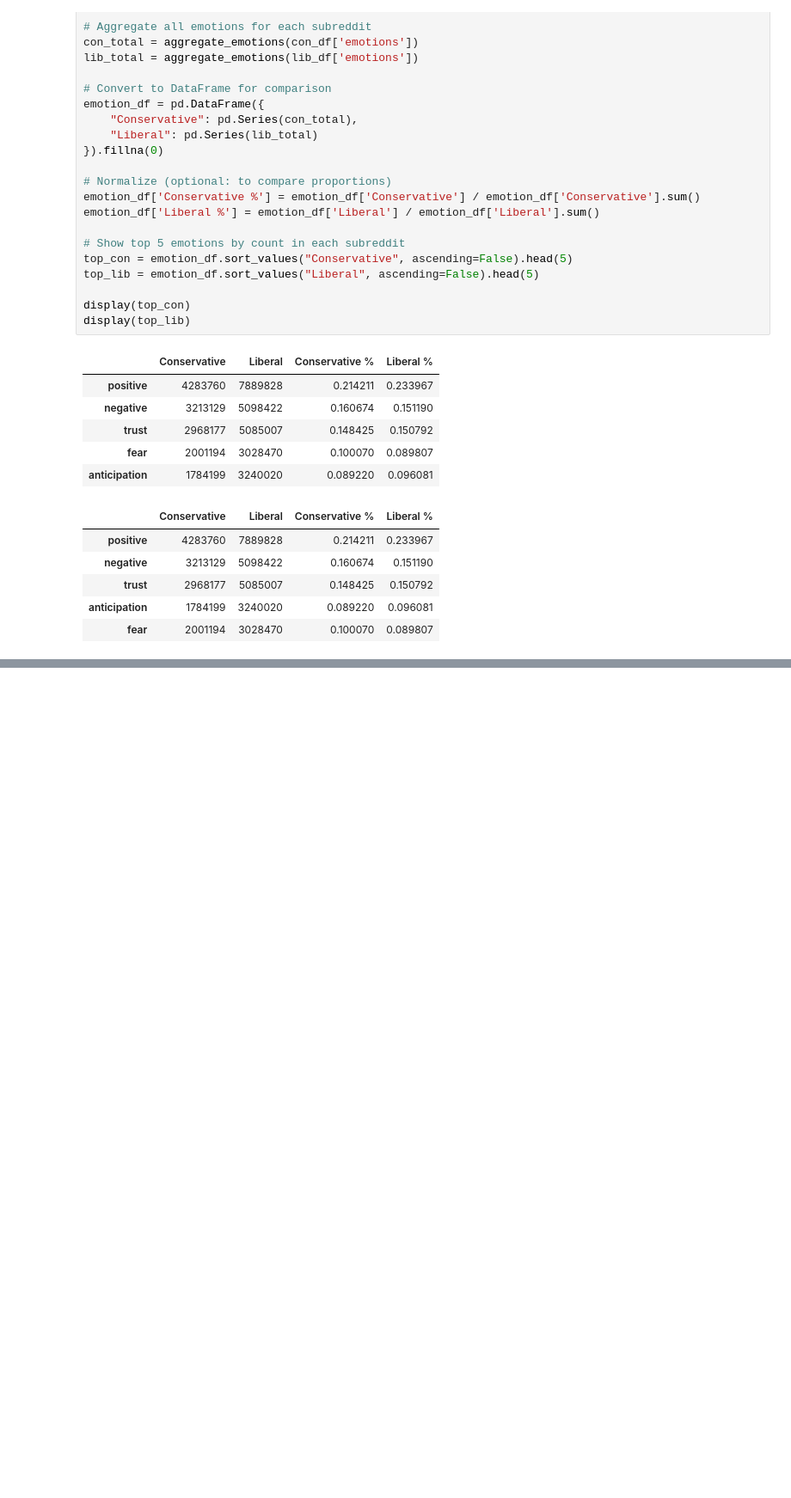
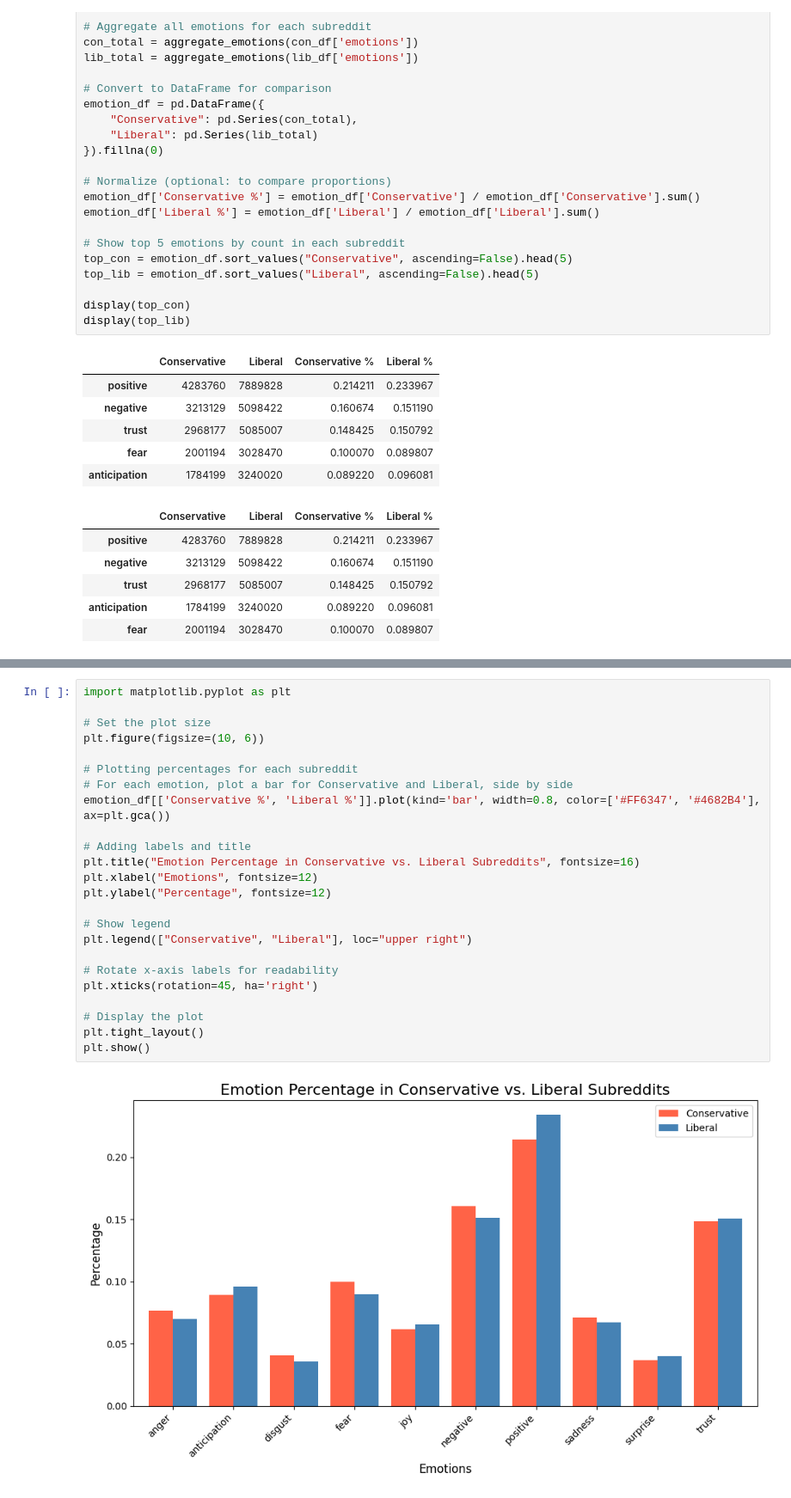
Before and after one commit to cynthiawang4/ADA-Group-Project, a Jupyter notebook: RQ2.ipynb, the cells around one changed output, grey strips where cells are left out. Shown at 86% size. Drawn from its saved outputs; the diff is of its cells as text; blank space fills up the shorter version.

```diff
--- a/RQ2.ipynb
+++ b/RQ2.ipynb
@@ -176,0 +166,26 @@ plt.show()
+# %%
+import matplotlib.pyplot as plt
+
+# Set the plot size
+plt.figure(figsize=(10, 6))
+
+# Plotting percentages for each subreddit
+# For each emotion, plot a bar for Conservative and Liberal, side by side
+emotion_df[['Conservative %', 'Liberal %']].plot(kind='bar', width=0.8, color=['#FF6347', '#4682B4'], ax=plt.gca())
+
+# Adding labels and title
+plt.title("Emotion Percentage in Conservative vs. Liberal Subreddits", fontsize=16)
+plt.xlabel("Emotions", fontsize=12)
+plt.ylabel("Percentage", fontsize=12)
+
+# Show legend
+plt.legend(["Conservative", "Liberal"], loc="upper right")
+
+# Rotate x-axis labels for readability
+plt.xticks(rotation=45, ha='right')
+
+# Display the plot
+plt.tight_layout()
+plt.show()
+# %% [output]
+[figure, added]
```
Also changed, not shown: parts of 5 cells of this notebook.
